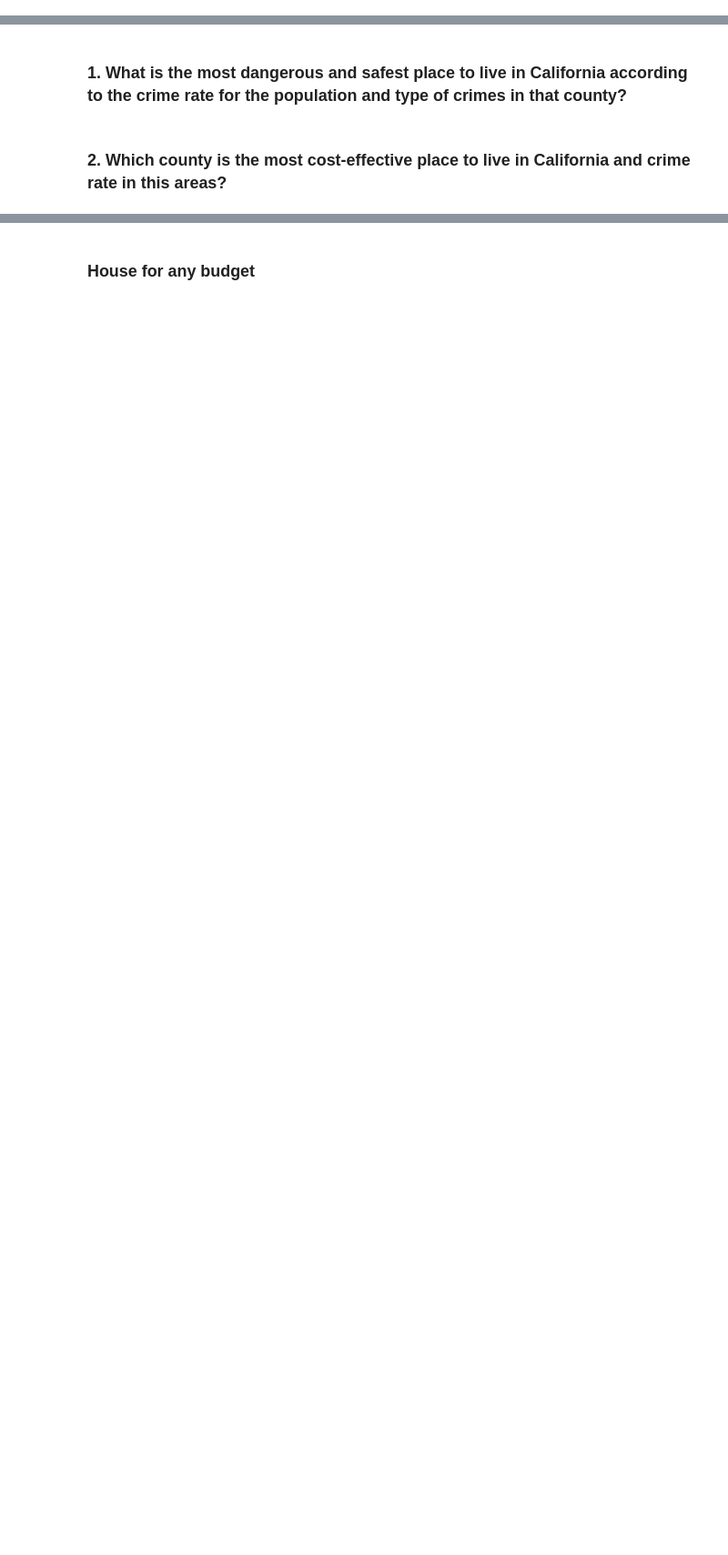
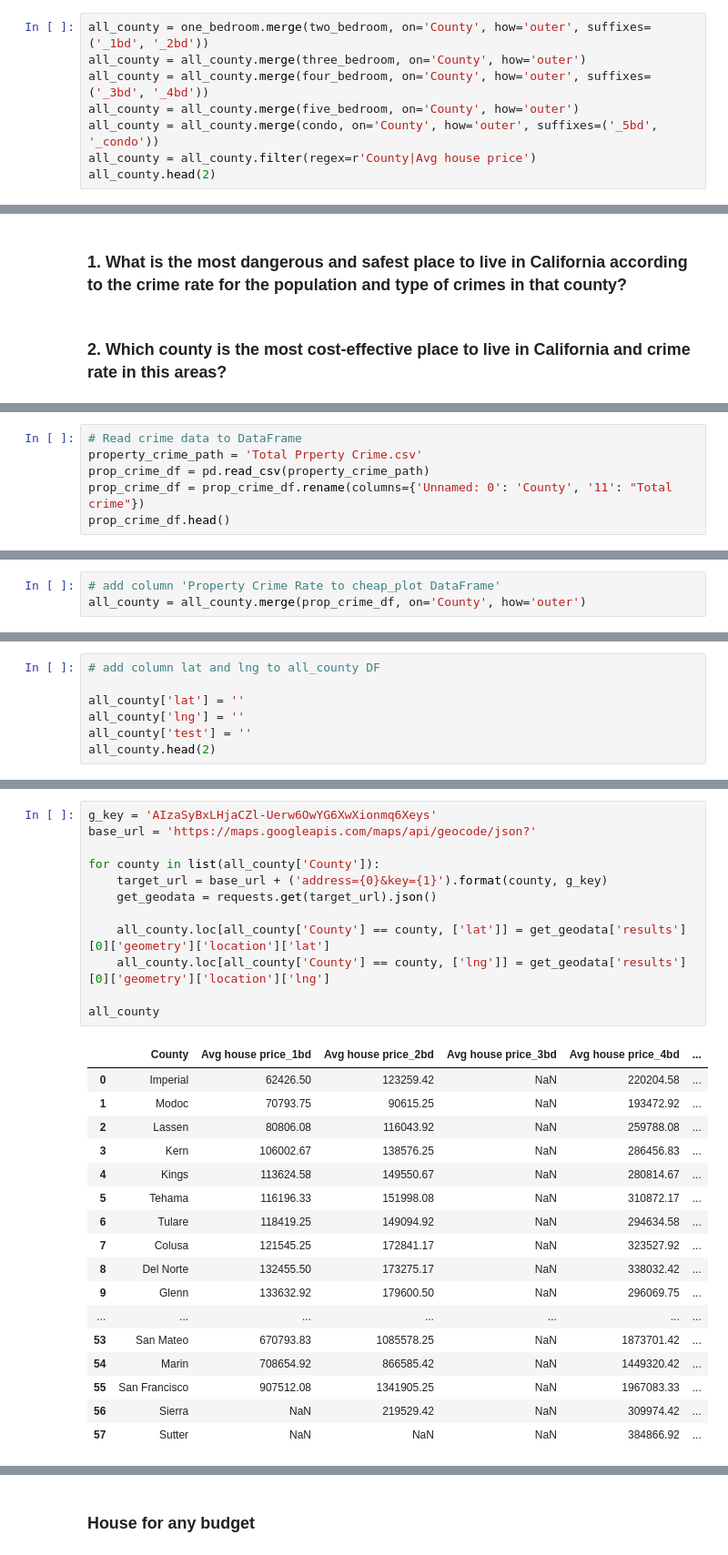
Before and after one commit to 52Godfrey/BestCityToLiveCA, a Jupyter notebook: Analisys.ipynb, the cells around one changed output, grey strips where cells are left out. Shown at 91% size. Saved outputs shown, nothing was run; the diff lists cells and outputs as text; blank space fills up the shorter version.

```diff
--- a/Analisys.ipynb
+++ b/Analisys.ipynb
@@ -69,0 +67,8 @@ dtype: object
+# %%
+all_county = one_bedroom.merge(two_bedroom, on='County', how='outer', suffixes=('_1bd', '_2bd'))
+all_county = all_county.merge(three_bedroom, on='County', how='outer')
+all_county = all_county.merge(four_bedroom, on='County', how='outer', suffixes=('_3bd', '_4bd'))
+all_county = all_county.merge(five_bedroom, on='County', how='outer')
+all_county = all_county.merge(condo, on='County', how='outer', suffixes=('_5bd', '_condo'))
+all_county = all_county.filter(regex=r'County|Avg house price')
+all_county.head(2)
@@ -101,0 +144,6 @@ plt.show()
+# %%
+# Read crime data to DataFrame
+property_crime_path = 'Total Prperty Crime.csv'
+prop_crime_df = pd.read_csv(property_crime_path)
+prop_crime_df = prop_crime_df.rename(columns={'Unnamed: 0': 'County', '11': "Total crime"})
+prop_crime_df.head()
@@ -101,0 +157,3 @@ plt.show()
+# %%
+# add column 'Property Crime Rate to cheap_plot DataFrame'
+all_county = all_county.merge(prop_crime_df, on='County', how='outer')
@@ -101,0 +166,7 @@ plt.show()
+# %%
+# add column lat and lng to all_county DF
+
+all_county['lat'] = ''
+all_county['lng'] = ''
+all_county['test'] = ''
+all_county.head(2)
@@ -101,0 +177,30 @@ plt.show()
+# %%
+g_key = 'AIzaSyBxLHjaCZl-Uerw6OwYG6XwXionmq6Xeys'
+base_url = 'https://maps.googleapis.com/maps/api/geocode/json?'
+
+for county in list(all_county['County']):
+    target_url = base_url + ('address={0}&key={1}').format(county, g_key)
+    get_geodata = requests.get(target_url).json()
+
+    all_county.loc[all_county['County'] == county, ['lat']] = get_geodata['results'][0]['geometry']['location']['lat']
+    all_county.loc[all_county['County'] == county, ['lng']] = get_geodata['results'][0]['geometry']['location']['lng']
+
+all_county
+# %% [output]
+|  | County | Avg house price_1bd | Avg house price_2bd | Avg house price_3bd | Avg house price_4bd | ... |
+| 0 | Imperial | 62426.50 | 123259.42 | NaN | 220204.58 | ... |
+| 1 | Modoc | 70793.75 | 90615.25 | NaN | 193472.92 | ... |
+| 2 | Lassen | 80806.08 | 116043.92 | NaN | 259788.08 | ... |
+| 3 | Kern | 106002.67 | 138576.25 | NaN | 286456.83 | ... |
+| 4 | Kings | 113624.58 | 149550.67 | NaN | 280814.67 | ... |
+| 5 | Tehama | 116196.33 | 151998.08 | NaN | 310872.17 | ... |
+| 6 | Tulare | 118419.25 | 149094.92 | NaN | 294634.58 | ... |
+| 7 | Colusa | 121545.25 | 172841.17 | NaN | 323527.92 | ... |
+| 8 | Del Norte | 132455.50 | 173275.17 | NaN | 338032.42 | ... |
+| 9 | Glenn | 133632.92 | 179600.50 | NaN | 296069.75 | ... |
+| ... | ... | ... | ... | ... | ... | ... |
+| 53 | San Mateo | 670793.83 | 1085578.25 | NaN | 1873701.42 | ... |
+| 54 | Marin | 708654.92 | 866585.42 | NaN | 1449320.42 | ... |
+| 55 | San Francisco | 907512.08 | 1341905.25 | NaN | 1967083.33 | ... |
+| 56 | Sierra | NaN | 219529.42 | NaN | 309974.42 | ... |
+| 57 | Sutter | NaN | NaN | NaN | 384866.92 | ... |
```
Also changed, not shown: parts of 25 cells of this notebook, 4 other files.
